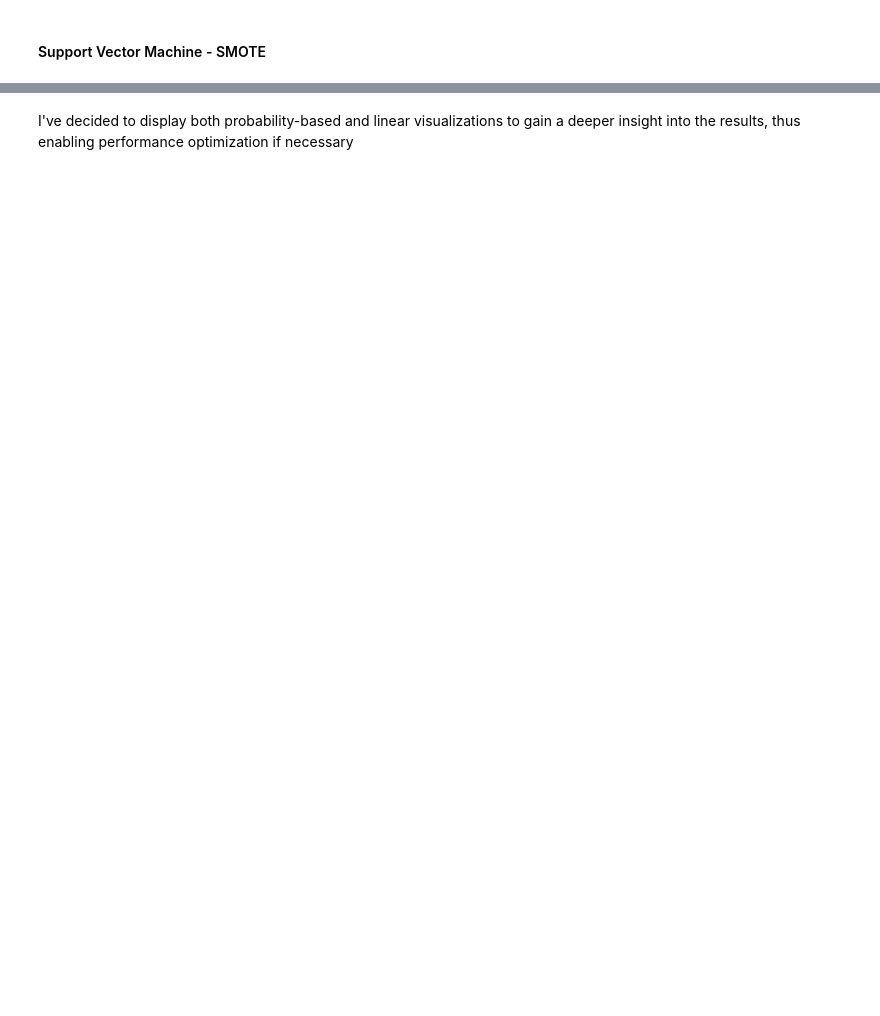
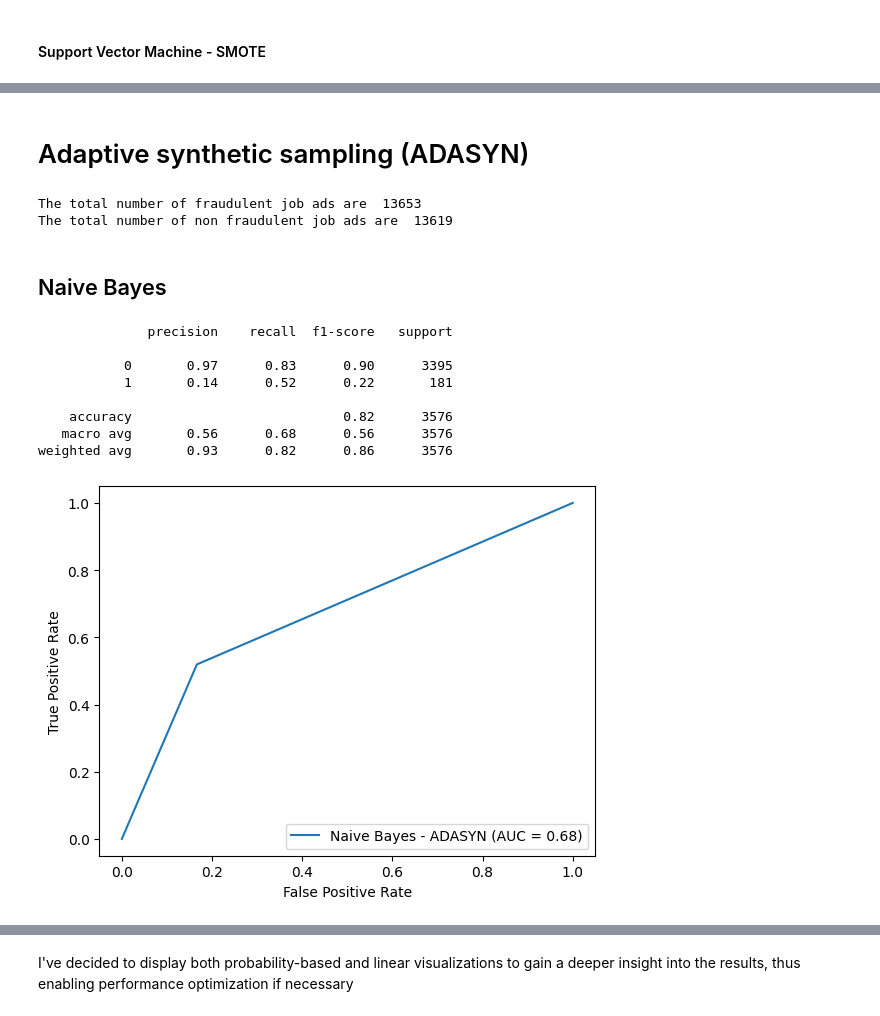
Before and after one commit to Keiraahn/TextMining_Project_retake, a Jupyter notebook: Code_Mehdi.ipynb, the cells around one changed output, grey strips where cells are left out. Saved outputs shown, nothing was run; the diff lists cells and outputs as text; code cells hidden in the pictures; blank space fills up the shorter version.

```diff
--- a/Code_Mehdi.ipynb
+++ b/Code_Mehdi.ipynb
@@ -480,0 +516,31 @@ weighted avg       0.96      0.95      0.95      3576
+# %% [markdown]
+# Adaptive synthetic sampling (ADASYN)
+# %%
+from imblearn.over_sampling import ADASYN
+adasyn = ADASYN(sampling_strategy='minority')
+X_adasyn_train, y_adasyn_train = adasyn.fit_resample(X_train, y_train)
+print("The total number of fraudulent job ads are ", sum(y_adasyn_train == 1))
+print("The total number of non fraudulent job ads are ", sum(y_adasyn_train == 0))
+# %% [output]
+The total number of fraudulent job ads are  13653
+The total number of non fraudulent job ads are  13619
+# %% [markdown]
+## Naive Bayes
+# %%
+nb_pipeline = Pipeline([
+    ('classifier', BernoulliNB())
+])
+nb_pipeline.fit(X_adasyn_train, y_adasyn_train)
+nb_pred = nb_pipeline.predict(X_test)
+print(classification_report(y_test, nb_pred))
+display_roc_curve(y_test, nb_pred, "Naive Bayes - ADASYN")
+# %% [output]
+              precision    recall  f1-score   support
+
+           0       0.97      0.83      0.90      3395
+           1       0.14      0.52      0.22       181
+
+    accuracy                           0.82      3576
+   macro avg       0.56      0.68      0.56      3576
+weighted avg       0.93      0.82      0.86      3576
+[figure, added]
```
Also changed, not shown: parts of 36 cells of this notebook, 4 other files.
